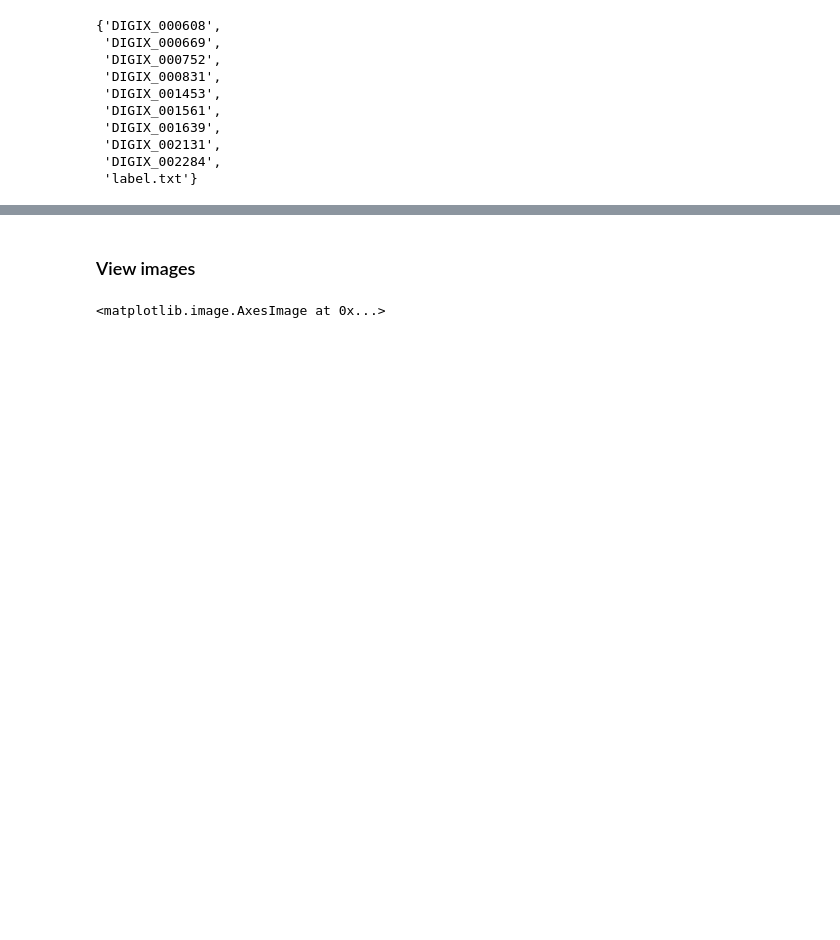
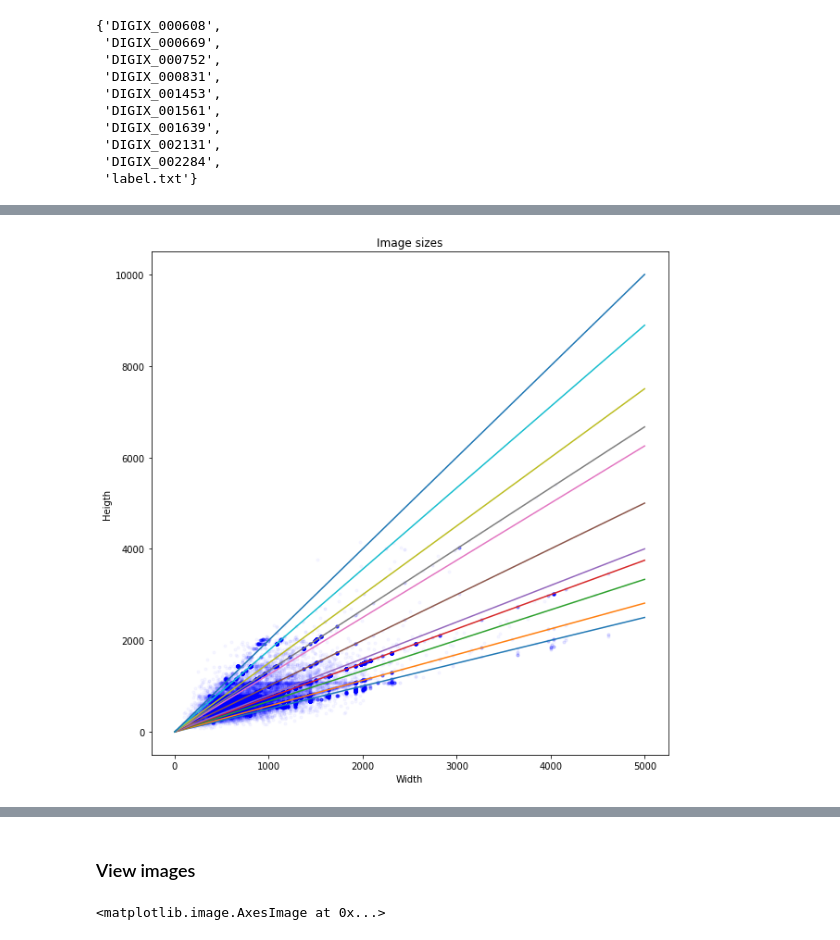
Before and after one commit to zakajd/huawei2020, a Jupyter notebook: notebooks/1_EDA_Jamil.ipynb, the cells around one changed output, grey strips where cells are left out. Saved outputs shown, nothing was run; the diff lists cells and outputs as text; code cells hidden in the pictures; blank space fills up the shorter version.

```diff
--- a/notebooks/1_EDA_Jamil.ipynb
+++ b/notebooks/1_EDA_Jamil.ipynb
@@ -120,0 +147,28 @@ train - train2
+# %%
+plt.figure(figsize=(10,10))
+plt.title("Image sizes")
+plt.xlabel("Width")
+plt.ylabel("Heigth")
+
+
+# H = [x[0][0] for x in test_B_result]
+# W = [x[0][1] for x in test_B_result]
+# plt.scatter(W, H, marker='.', c='g', alpha=0.03)
+
+H = [x[0][0] for x in train_result]
+W = [x[0][1] for x in train_result]
+plt.scatter(W, H, marker='.', c='b', alpha=0.03)
+
+# H = [x[0][0] for x in test_A_result]
+# W = [x[0][1] for x in test_A_result]
+# plt.scatter(W, H, marker='*', c='r', alpha=0.03)
+
+ap = [2, 16/9, 3/2, 4/3, 5/4, 1, 4/5, 3/4, 2/3, 9/16, 1/2]
+x = np.arange(5000)
+
+for aspect in ap:
+    y = x / aspect
+
+    plt.plot(x, y)
+# %% [output]
+[figure, added]
```
Also changed, not shown: parts of 18 cells of this notebook, 8 other files.
